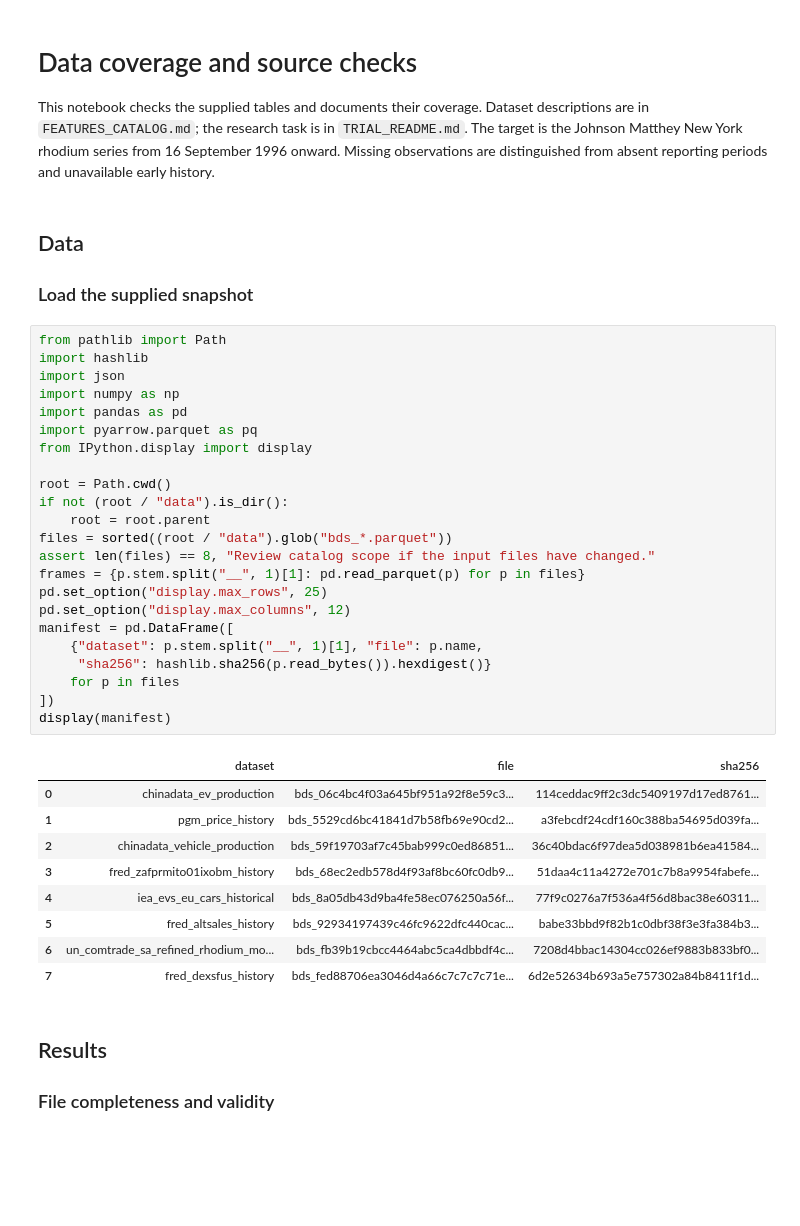
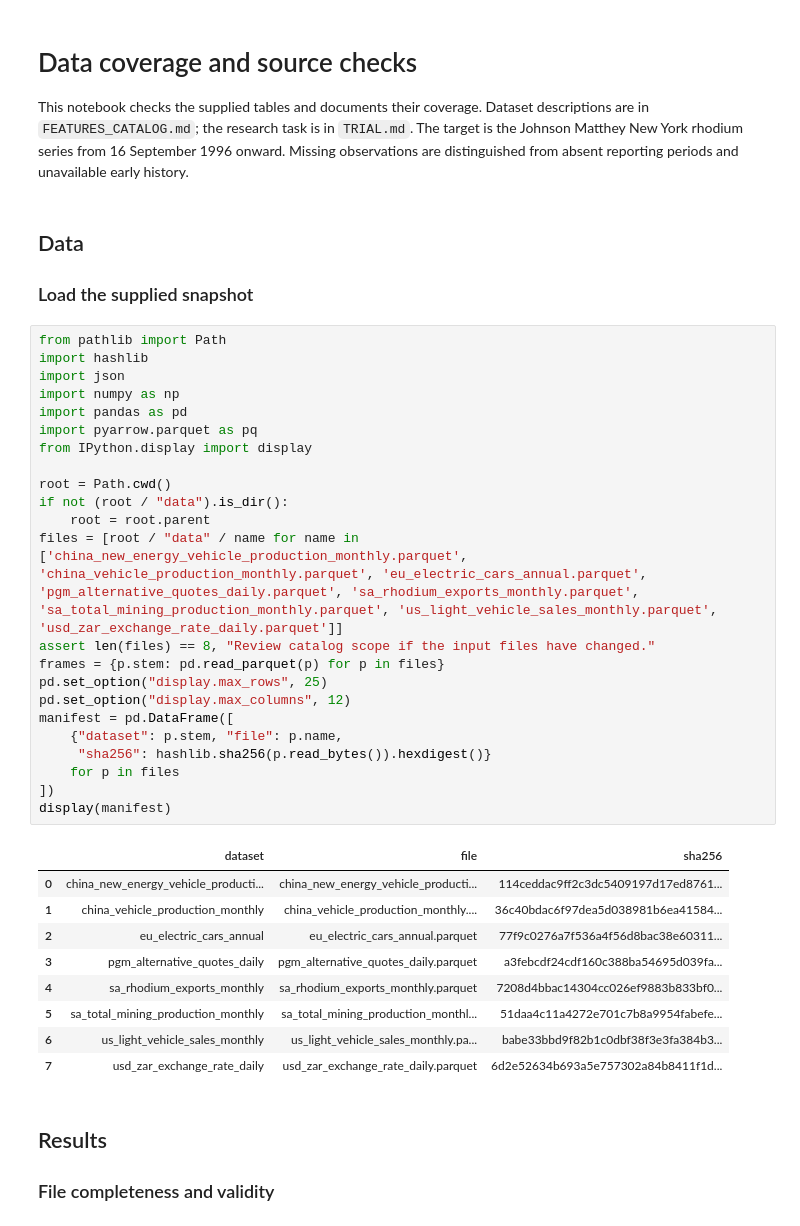
Before and after one commit to oros-markets/henry-trial, a Jupyter notebook: notebooks/data_quality_audit.ipynb, the cells around one changed output. Cells and saved outputs as stored; diff of their text form; blank space fills up the shorter version.

```diff
--- a/notebooks/data_quality_audit.ipynb
+++ b/notebooks/data_quality_audit.ipynb
@@ -1,43 +1,43 @@
 # %% [markdown]
 # Data coverage and source checks
 
-This notebook checks the supplied tables and documents their coverage. Dataset descriptions are in `FEATURES_CATALOG.md`; the research task is in `TRIAL_README.md`. The target is the Johnson Matthey New York rhodium series from 16 September 1996 onward. Missing observations are distinguished from absent reporting periods and unavailable early history.
+This notebook checks the supplied tables and documents their coverage. Dataset descriptions are in `FEATURES_CATALOG.md`; the research task is in `TRIAL.md`. The target is the Johnson Matthey New York rhodium series from 16 September 1996 onward. Missing observations are distinguished from absent reporting periods and unavailable early history.
 # %% [markdown]
 ## Data
 ### Load the supplied snapshot
 # %%
 from pathlib import Path
 import hashlib
 import json
 import numpy as np
 import pandas as pd
 import pyarrow.parquet as pq
 from IPython.display import display
 
 root = Path.cwd()
 if not (root / "data").is_dir():
     root = root.parent
-files = sorted((root / "data").glob("bds_*.parquet"))
+files = [root / "data" / name for name in ['china_new_energy_vehicle_production_monthly.parquet', 'china_vehicle_production_monthly.parquet', 'eu_electric_cars_annual.parquet', 'pgm_alternative_quotes_daily.parquet', 'sa_rhodium_exports_monthly.parquet', 'sa_total_mining_production_monthly.parquet', 'us_light_vehicle_sales_monthly.parquet', 'usd_zar_exchange_rate_daily.parquet']]
 assert len(files) == 8, "Review catalog scope if the input files have changed."
-frames = {p.stem.split("__", 1)[1]: pd.read_parquet(p) for p in files}
+frames = {p.stem: pd.read_parquet(p) for p in files}
 pd.set_option("display.max_rows", 25)
 pd.set_option("display.max_columns", 12)
 manifest = pd.DataFrame([
-    {"dataset": p.stem.split("__", 1)[1], "file": p.name,
+    {"dataset": p.stem, "file": p.name,
      "sha256": hashlib.sha256(p.read_bytes()).hexdigest()}
     for p in files
 ])
 display(manifest)
 # %% [output]
 |  | dataset | file | sha256 |
-| 0 | chinadata_ev_production | bds_06c4bc4f03a645bf951a92f8e59c3... | 114ceddac9ff2c3dc5409197d17ed8761... |
-| 1 | pgm_price_history | bds_5529cd6bc41841d7b58fb69e90cd2... | a3febcdf24cdf160c388ba54695d039fa... |
-| 2 | chinadata_vehicle_production | bds_59f19703af7c45bab999c0ed86851... | 36c40bdac6f97dea5d038981b6ea41584... |
-| 3 | fred_zafprmito01ixobm_history | bds_68ec2edb578d4f93af8bc60fc0db9... | 51daa4c11a4272e701c7b8a9954fabefe... |
-| 4 | iea_evs_eu_cars_historical | bds_8a05db43d9ba4fe58ec076250a56f... | 77f9c0276a7f536a4f56d8bac38e60311... |
-| 5 | fred_altsales_history | bds_92934197439c46fc9622dfc440cac... | babe33bbd9f82b1c0dbf38f3e3fa384b3... |
-| 6 | un_comtrade_sa_refined_rhodium_mo... | bds_fb39b19cbcc4464abc5ca4dbbdf4c... | 7208d4bbac14304cc026ef9883b833bf0... |
-| 7 | fred_dexsfus_history | bds_fed88706ea3046d4a66c7c7c7c71e... | 6d2e52634b693a5e757302a84b8411f1d... |
+| 0 | china_new_energy_vehicle_producti... | china_new_energy_vehicle_producti... | 114ceddac9ff2c3dc5409197d17ed8761... |
+| 1 | china_vehicle_production_monthly | china_vehicle_production_monthly.... | 36c40bdac6f97dea5d038981b6ea41584... |
+| 2 | eu_electric_cars_annual | eu_electric_cars_annual.parquet | 77f9c0276a7f536a4f56d8bac38e60311... |
+| 3 | pgm_alternative_quotes_daily | pgm_alternative_quotes_daily.parquet | a3febcdf24cdf160c388ba54695d039fa... |
+| 4 | sa_rhodium_exports_monthly | sa_rhodium_exports_monthly.parquet | 7208d4bbac14304cc026ef9883b833bf0... |
+| 5 | sa_total_mining_production_monthly | sa_total_mining_production_monthl... | 51daa4c11a4272e701c7b8a9954fabefe... |
+| 6 | us_light_vehicle_sales_monthly | us_light_vehicle_sales_monthly.pa... | babe33bbd9f82b1c0dbf38f3e3fa384b3... |
+| 7 | usd_zar_exchange_rate_daily | usd_zar_exchange_rate_daily.parquet | 6d2e52634b693a5e757302a84b8411f1d... |
 # %% [markdown]
 ## Results
 ### File completeness and validity
```
Also changed, not shown: parts of 8 cells of this notebook, 21 other files.
